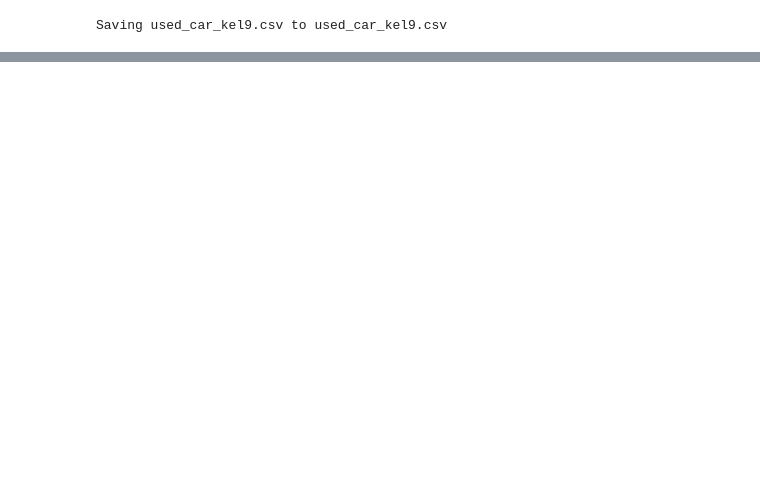
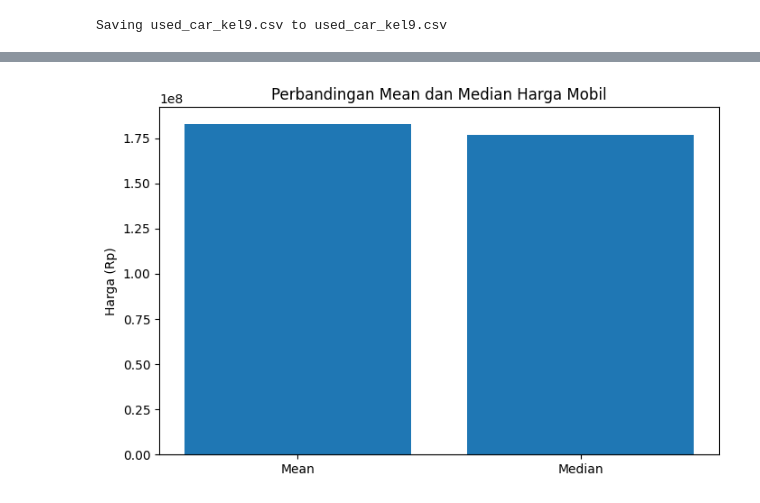
Before and after one commit to farid24ti/Project-Probabilitas-dan-Statistika---Kelompok-9, a Jupyter notebook: Statistika_Deskriptif_Kelompok_9.ipynb, the cells around one changed output, grey strips where cells are left out. Drawn from its saved outputs; the diff is of its cells as text; code cells hidden in the pictures; blank space fills up the shorter version.

```diff
--- a/Statistika_Deskriptif_Kelompok_9.ipynb
+++ b/Statistika_Deskriptif_Kelompok_9.ipynb
@@ -585,0 +429,18 @@ Rentang rasio  : 2.03% sampai 2.04%
+# %%
+# mean vs median harga
+mean_price = df['price (Rp)'].mean()
+median_price = df['price (Rp)'].median()
+
+plt.figure(figsize=(8,5))
+
+plt.bar(
+    ['Mean', 'Median'],
+    [mean_price, median_price]
+)
+
+plt.title('Perbandingan Mean dan Median Harga Mobil')
+plt.ylabel('Harga (Rp)')
+
+plt.show()
+# %% [output]
+[figure, added]
```
Also changed, not shown: parts of 71 cells of this notebook.
